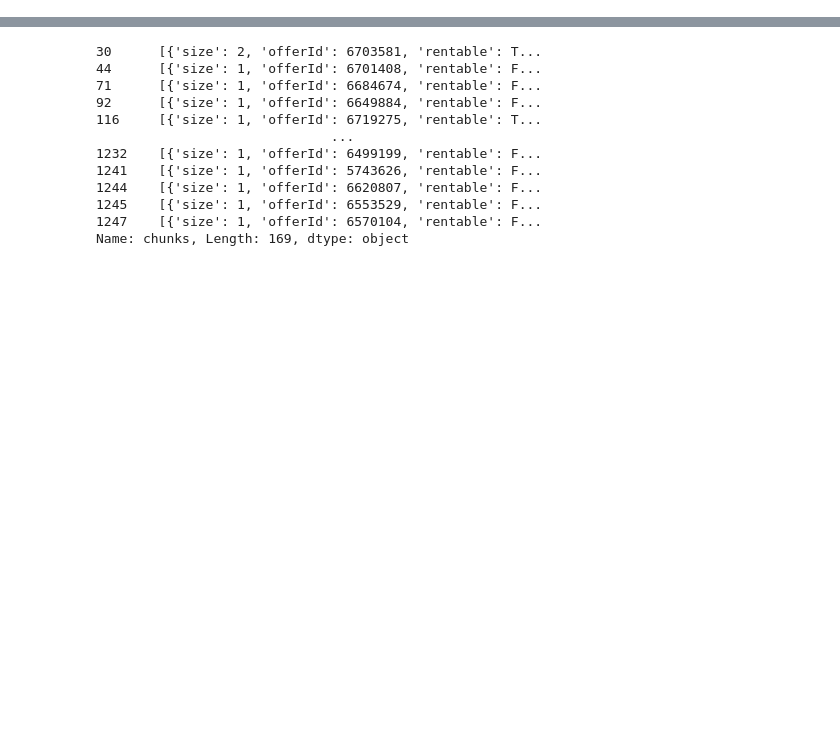
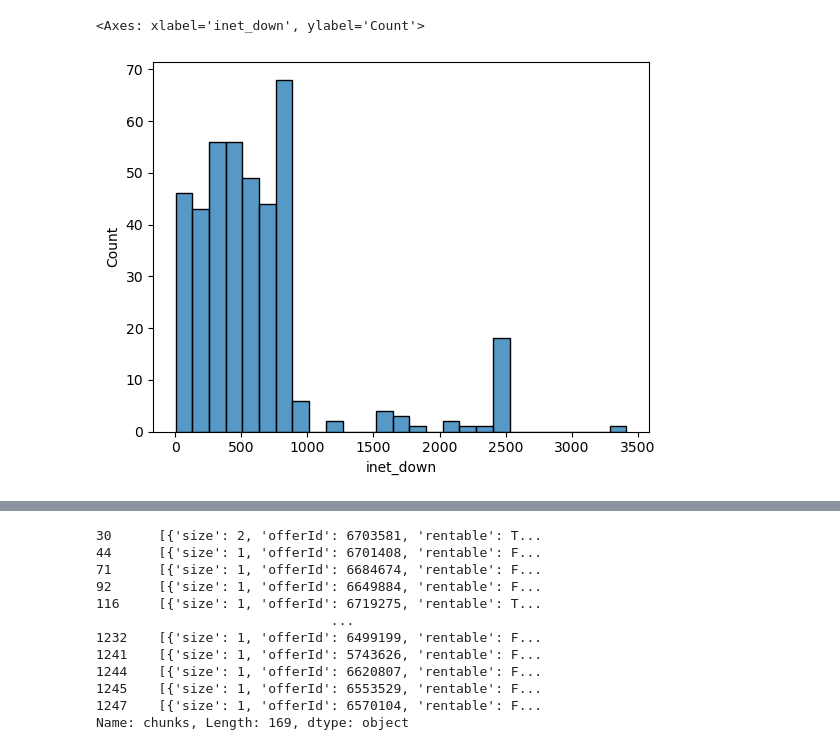
Before and after one commit to alkorolyov/vast-stats, a Jupyter notebook: notebooks/10 - tests.ipynb, the cells around one changed output, grey strips where cells are left out. Drawn from its saved outputs; the diff is of its cells as text; code cells hidden in the pictures; blank space fills up the shorter version.

```diff
--- a/notebooks/10 - tests.ipynb
+++ b/notebooks/10 - tests.ipynb
@@ -18,0 +20,2 @@ conn.close()
+# %%
+df = get_machines().set_index('machine_id')
@@ -18,0 +66,6 @@ conn.close()
+# %%
+sns.histplot(df.query('gpu_name == "RTX 4090"'), x='inet_down')
+# df.query('gpu_name == "RTX 4090"').disk_bw.hist();
+# %% [output]
+<Axes: xlabel='inet_down', ylabel='Count'>
+[figure, added]
```
Also changed, not shown: parts of 7 cells of this notebook, 4 other files.
